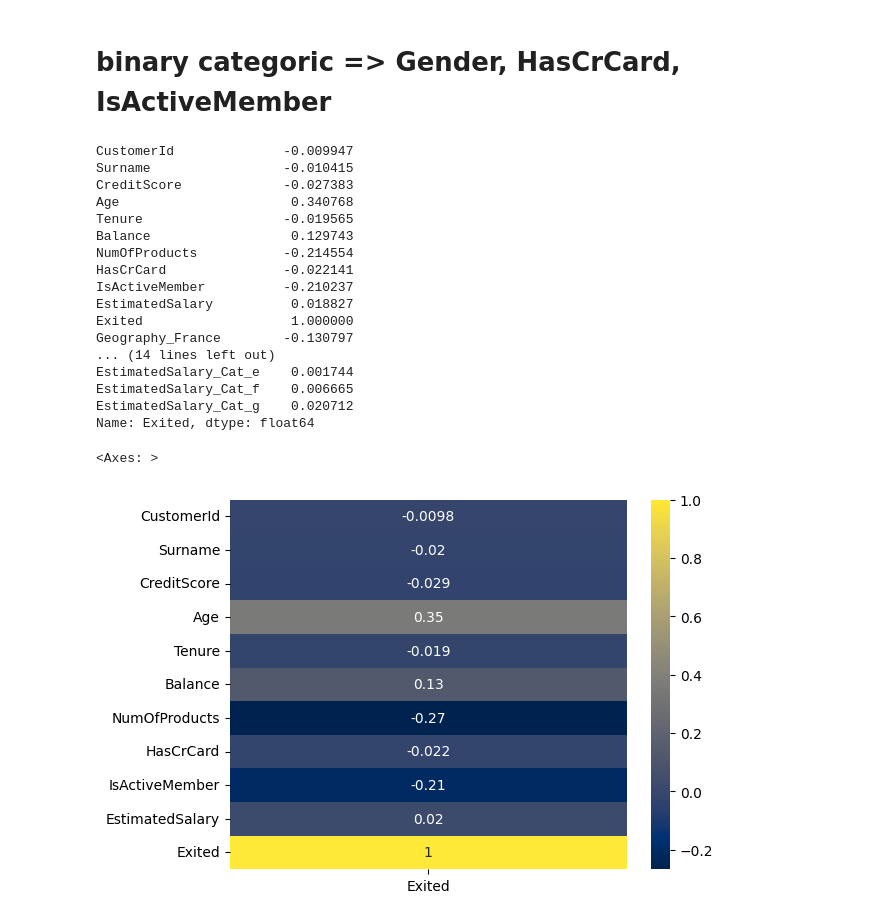
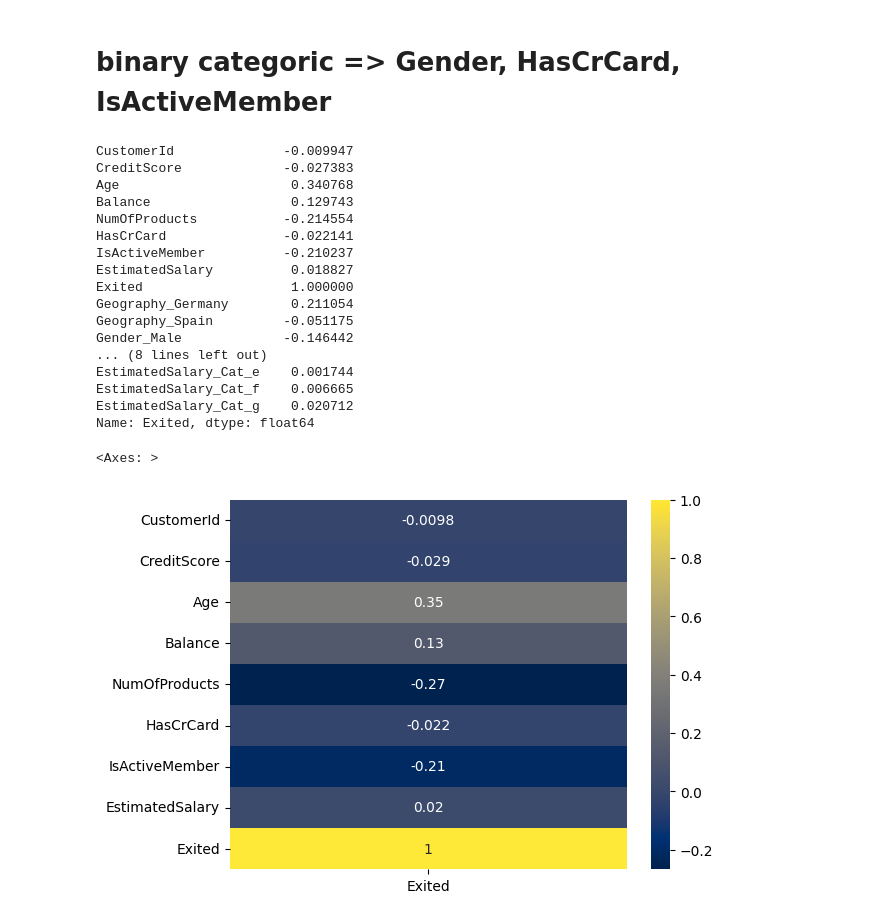
Before and after one commit to ShukurulloNabiyev/Exam-4, a Jupyter notebook: model.ipynb, the cells around one changed output. Cells and saved outputs as stored; diff of their text form; code cells hidden in the pictures.

```diff
--- a/model.ipynb
+++ b/model.ipynb
@@ -11,7 +11,7 @@ from sklearn.pipeline import make_pipeline
 import matplotlib.pyplot as plt
 import seaborn as sns
 # %%
-df = pd.read_csv('train.csv').drop(columns=['id'])
-df_test = pd.read_csv('test.csv').drop(columns=['id'])
+df = pd.read_csv('train.csv').drop(columns=['id', 'Surname', 'Tenure'])
+df_test = pd.read_csv('test.csv').drop(columns=['id', 'Surname', 'Tenure'])
 df
 # %% [output]
@@ -70,6 +53,0 @@ Name: count, Length: 2797, dtype: int64
-# %%
-lst = df['Surname'].value_counts().sort_values().reset_index()['Surname'].tolist()
-dct = {}
-for i in range(len(lst)):
-    dct[lst[i]] = i
-df['Surname'] = df['Surname'].map(dct)
@@ -160,7 +132,7 @@ plt.show()
 # %% [output]
 [figure]
 # %%
-df = pd.get_dummies(df, columns=['Geography', 'Gender', 'Age_Cat','EstimatedSalary_Cat'], dtype=int, drop_first=False)
-df_test = pd.get_dummies(df_test, columns=['Geography', 'Gender', 'Age_Cat', 'EstimatedSalary_Cat'], dtype=int, drop_first=False)
+df = pd.get_dummies(df, columns=['Geography', 'Gender', 'Age_Cat','EstimatedSalary_Cat'], dtype=int, drop_first=True)
+df_test = pd.get_dummies(df_test, columns=['Geography', 'Gender', 'Age_Cat', 'EstimatedSalary_Cat'], dtype=int, drop_first=True)
 df
 # %% [output]
@@ -192,25 +162,25 @@ df
 df.corr()['Exited']
 # %% [output]
 CustomerId              -0.009947
-Surname                 -0.010415
 CreditScore             -0.027383
 Age                      0.340768
-Tenure                  -0.019565
 Balance                  0.129743
 NumOfProducts           -0.214554
 HasCrCard               -0.022141
 IsActiveMember          -0.210237
 EstimatedSalary          0.018827
 Exited                   1.000000
-Geography_France        -0.130797
-... (14 lines left out)
+Geography_Germany        0.211054
+Geography_Spain         -0.051175
+Gender_Male             -0.146442
+... (8 lines left out)
 EstimatedSalary_Cat_e    0.001744
 EstimatedSalary_Cat_f    0.006665
 EstimatedSalary_Cat_g    0.020712
 Name: Exited, dtype: float64
 # %%
-sns.heatmap(df[['CustomerId', 'Surname', 'CreditScore', 'Age', 'Tenure', 'Balance', 'NumOfProducts', 'HasCrCard',
+sns.heatmap(df[['CustomerId', 'CreditScore', 'Age', 'Balance', 'NumOfProducts', 'HasCrCard',
                 'IsActiveMember', 'EstimatedSalary', 'Exited']].corr(method="spearman")[["Exited"]], annot=True, cmap="cividis")
 # %% [output]
 <Axes: >
-[figure, old version]
+[figure, new version]
```
Also changed, not shown: parts of 10 cells of this notebook.
